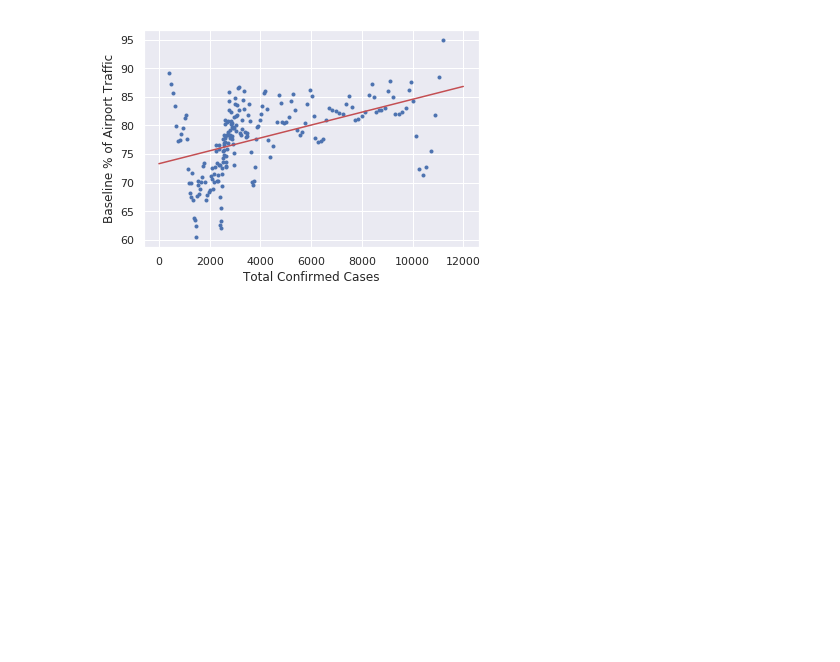
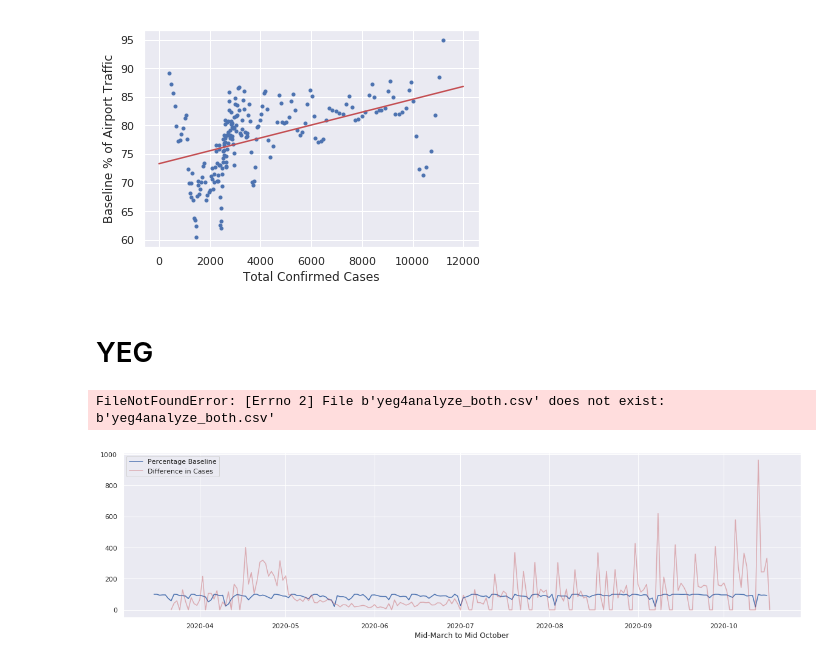
Before and after one commit to clement-ip/covid-airport-travel, a Jupyter notebook: analyze_both.ipynb, the cells around one changed output. Drawn from its saved outputs; the diff is of its cells as text; code cells hidden in the pictures; blank space fills up the shorter version.

```diff
--- a/analyze_both.ipynb
+++ b/analyze_both.ipynb
@@ -144,3 +144,25 @@ linearX = np.linspace(0,100) #maybe change params
 plt.plot(linearX, model.predict(linearX), 'r-', label = "Predicted Line")
 plt.plot(X, y, 'b.', label = 'Presented Data')
 plt.legend()
+# %% [markdown]
+# YEG
+# %%
+yeg = pd.read_csv('yeg4analyze_both.csv',index_col =0, parse_dates = [1])
+yegCases = pd.read_csv('Covid-Data/yeg-modified.csv', index_col =0, parse_dates = [5])
+
+yeg["Date"] = pd.to_datetime(yeg["Date"])
+yegCases["Date"] = pd.to_datetime(yegCases["Date"])
+
+yegCases.loc[0, "Difference"] = 0
+# %% [output]
+FileNotFoundError: [Errno 2] File b'yeg4analyze_both.csv' does not exist: b'yeg4analyze_both.csv'
+# %%
+plt.figure(figsize = (20,5))
+plt.plot(yeg["Date"], yeg['PercentOfBaseline'], 'b-', label = 'Percentage Baseline')
+plt.plot(yegCases["Date"], yegCases['Difference'], 'r-', label = 'Difference in Cases', alpha = 0.4)
+#plt.plot(yegCases["Date"], yegCases['Confirmed'], 'm-', label = 'Difference in Cases', alpha = 0.4)
+plt.xlabel("Mid-March to Mid October")
+plt.legend()
+plt.show()
+# %% [output]
+[figure, added]
```
Also changed, not shown: parts of 6 cells of this notebook, 4 other files.
